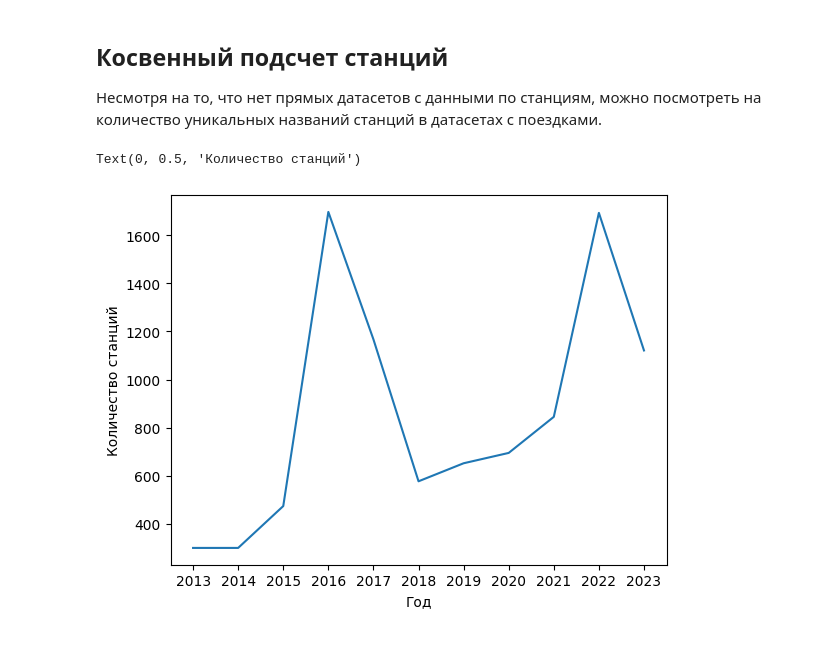
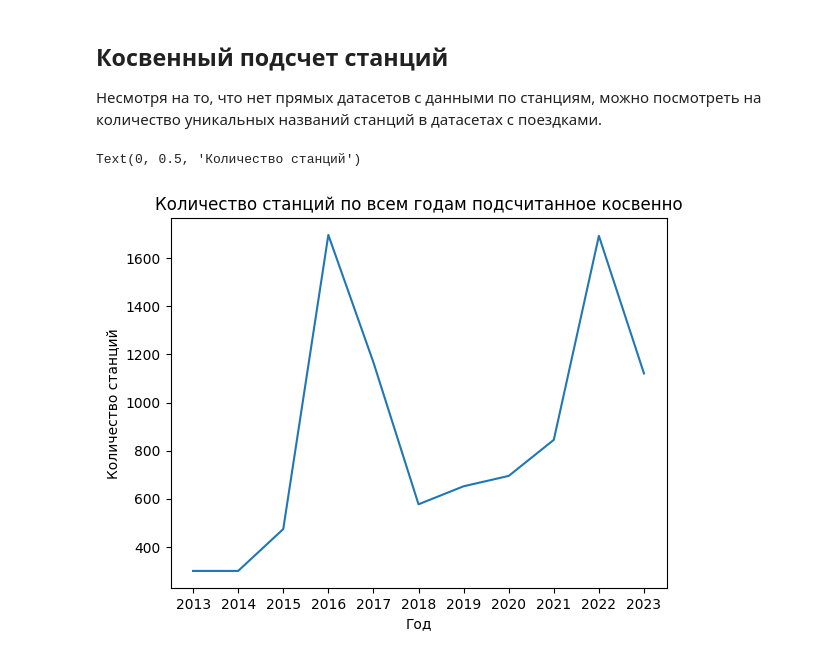
Before and after one commit to kapibarr/big-data-project, a Jupyter notebook: stations_statistic.ipynb, the cells around one changed output. Saved outputs shown, nothing was run; the diff lists cells and outputs as text; code cells hidden in the pictures.

```diff
--- a/stations_statistic.ipynb
+++ b/stations_statistic.ipynb
@@ -64,9 +67,10 @@ for year in range(2020, 2024):
     amount_of_stations.append(df["end_station_name"].unique().shape[0])
 # %%
 plt.plot(range(2013, 2024), amount_of_stations)
+plt.title("Количество станций по всем годам подсчитанное косвенно")
 plt.xticks(range(2013, 2024))
 plt.xlabel("Год")
 plt.ylabel("Количество станций")
 # %% [output]
 Text(0, 0.5, 'Количество станций')
-[figure, old version]
+[figure, new version]
```
Also changed, not shown: parts of 3 cells of this notebook, 1 other file.
